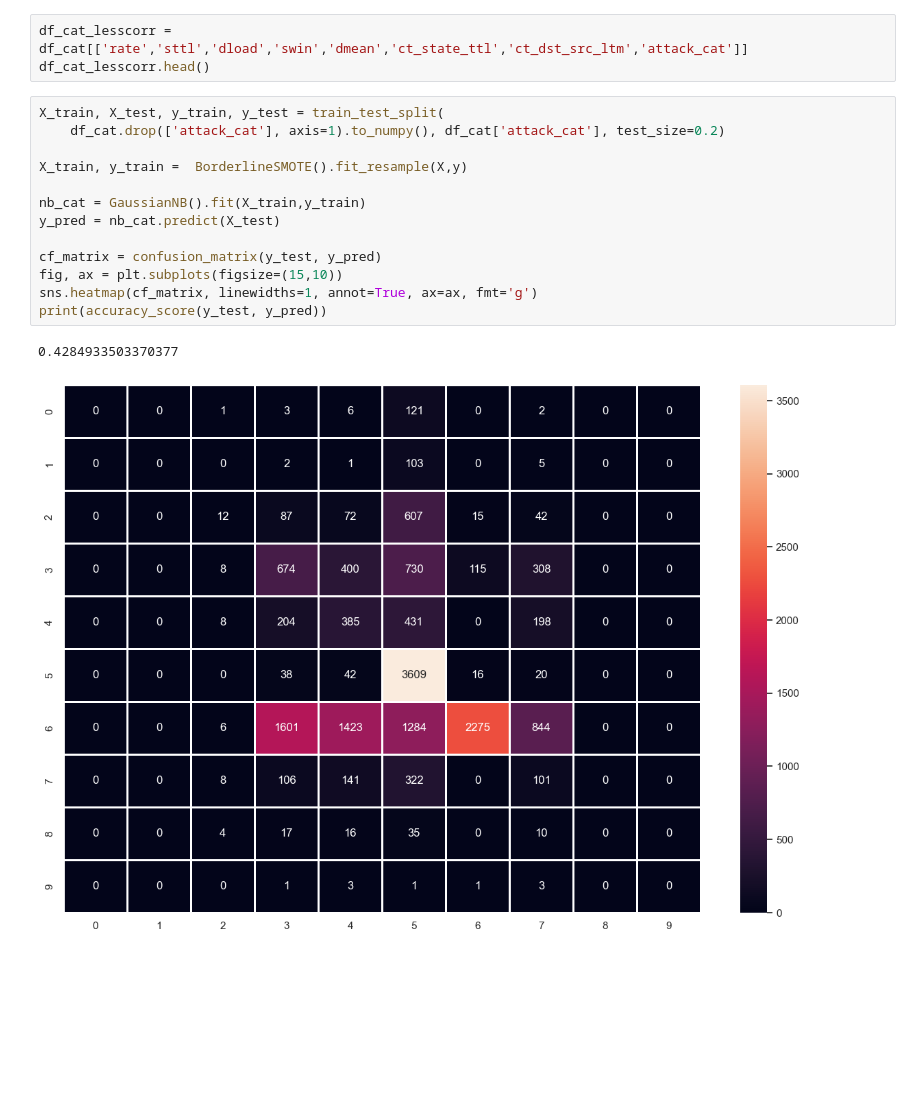
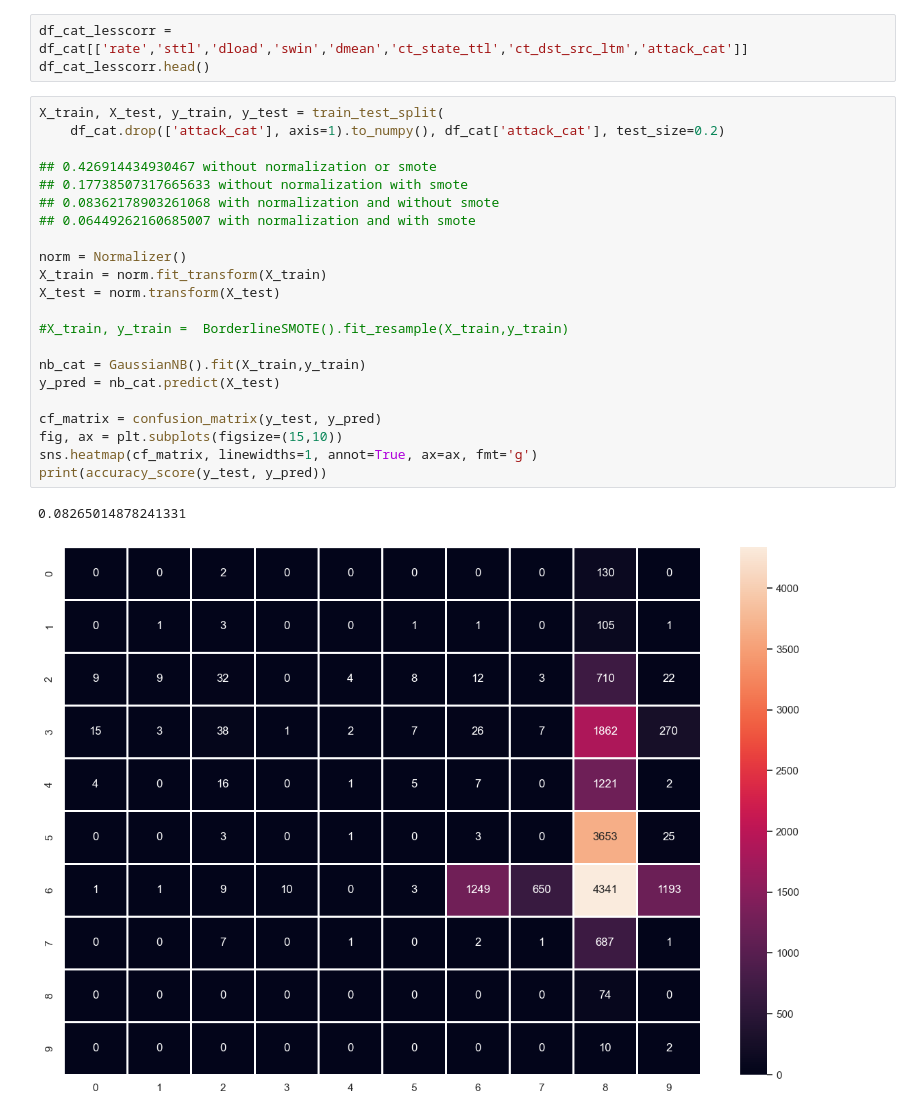
Before and after one commit to bhosley/Schoolwork, a Jupyter notebook: 2023Q2 - Machine Learning/Project/Naive Bayes.ipynb, the cells around one changed output. Cells and saved outputs as stored; diff of their text form; blank space fills up the shorter version.

```diff
--- a/2023Q2 - Machine Learning/Project/Naive Bayes.ipynb
+++ b/2023Q2 - Machine Learning/Project/Naive Bayes.ipynb
@@ -100,16 +112,25 @@ df_cat_lesscorr.head()
 # %%
 X_train, X_test, y_train, y_test = train_test_split(
     df_cat.drop(['attack_cat'], axis=1).to_numpy(), df_cat['attack_cat'], test_size=0.2)
 
-X_train, y_train =  BorderlineSMOTE().fit_resample(X,y)
+## 0.426914434930467 without normalization or smote
+## 0.17738507317665633 without normalization with smote
+## 0.08362178903261068 with normalization and without smote
+## 0.06449262160685007 with normalization and with smote
+
+norm = Normalizer()
+X_train = norm.fit_transform(X_train)
+X_test = norm.transform(X_test)
+
+#X_train, y_train =  BorderlineSMOTE().fit_resample(X_train,y_train)
 
 nb_cat = GaussianNB().fit(X_train,y_train)
 y_pred = nb_cat.predict(X_test)
 
 cf_matrix = confusion_matrix(y_test, y_pred)
 fig, ax = plt.subplots(figsize=(15,10))
 sns.heatmap(cf_matrix, linewidths=1, annot=True, ax=ax, fmt='g')
 print(accuracy_score(y_test, y_pred))
 # %% [output]
-0.4284933503370377
+0.08265014878241331
-[figure, old version]
+[figure, new version]
```
Also changed, not shown: parts of 7 cells of this notebook.
